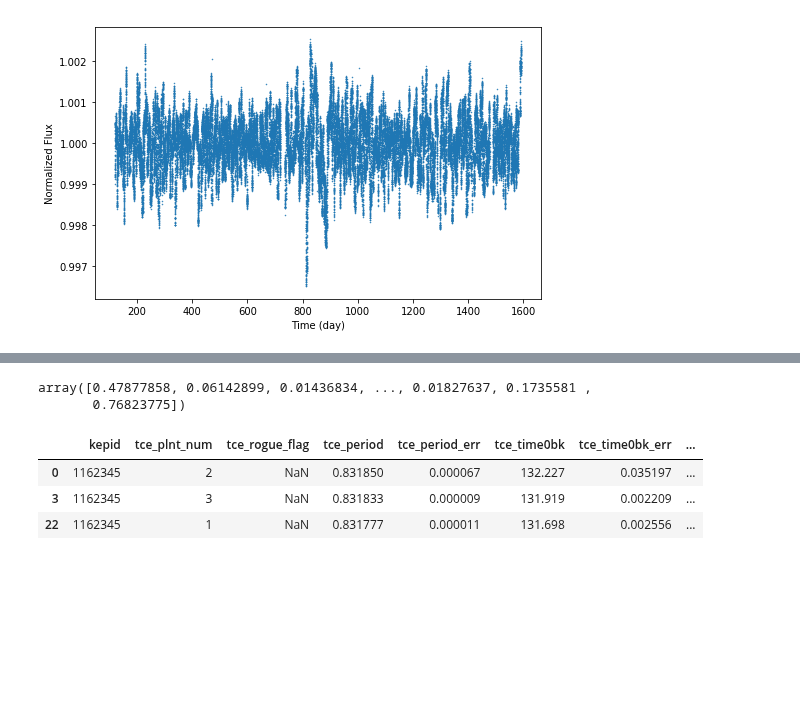
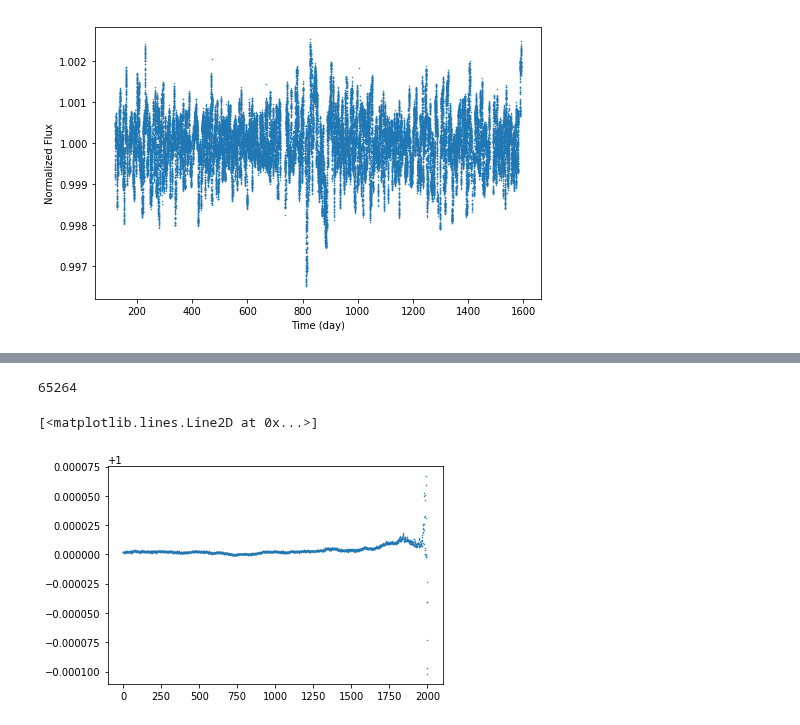
Before and after one commit to grewwc/phd_thesis, a Jupyter notebook: exoplanet/again_preprocess.ipynb, the cells around one changed output, grey strips where cells are left out. Saved outputs shown, nothing was run; the diff lists cells and outputs as text; code cells hidden in the pictures; blank space fills up the shorter version.

```diff
--- a/exoplanet/again_preprocess.ipynb
+++ b/exoplanet/again_preprocess.ipynb
@@ -92,6 +99,6 @@ plt.plot(fold_t, fold_f, '.', ms=1.0)
+# %%
+len(fold_t)
+# %% [output]
+65264
 # %%
-b = median_bin(fold_t, fold_f, 2001)
-b
+b = median_bin(fold_t, fold_f, 2001, normalize=0, bin_width=1000)
-# %% [output]
-array([0.47877858, 0.06142899, 0.01436834, ..., 0.01827637, 0.1735581 ,
-       0.76823775])
@@ -102,7 +105,5 @@ kepid = 4390912
-# %%
-df[df['kepid'] == 1162345]
-# %% [output]
-|  | kepid | tce_plnt_num | tce_rogue_flag | tce_period | tce_period_err | tce_time0bk | tce_time0bk_err | ... |
-| 0 | 1162345 | 2 | NaN | 0.831850 | 0.000067 | 132.227 | 0.035197 | ... |
-| 3 | 1162345 | 3 | NaN | 0.831833 | 0.000009 | 131.919 | 0.002209 | ... |
-| 22 | 1162345 | 1 | NaN | 0.831777 | 0.000011 | 131.698 | 0.002556 | ... |
+# %%
+plt.plot(b, '.', ms=1.0)
+# %% [output]
+[<matplotlib.lines.Line2D at 0x...>]
+[figure, added]
```
Also changed, not shown: parts of 9 cells of this notebook, 4 other files.
